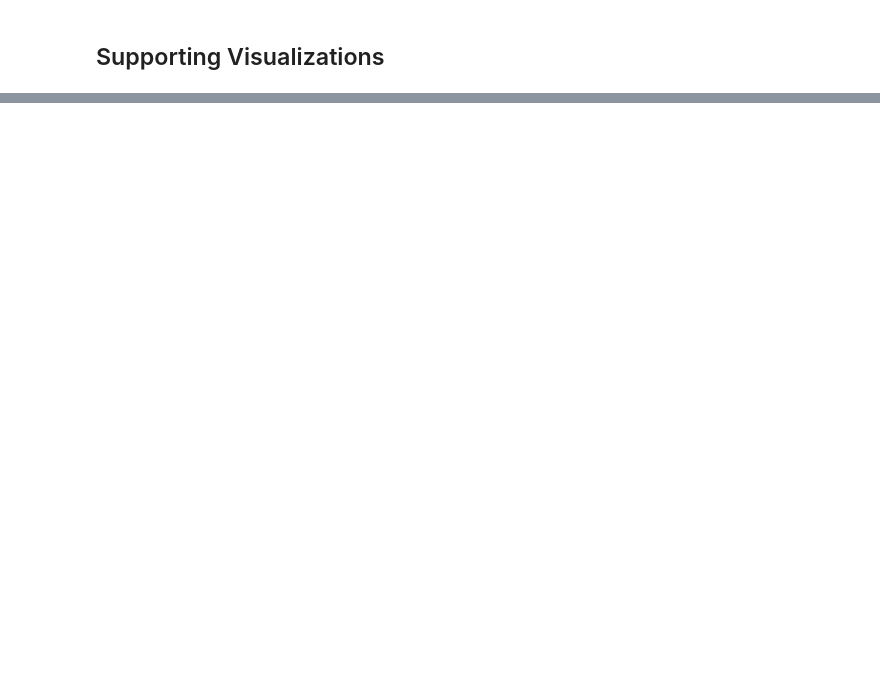
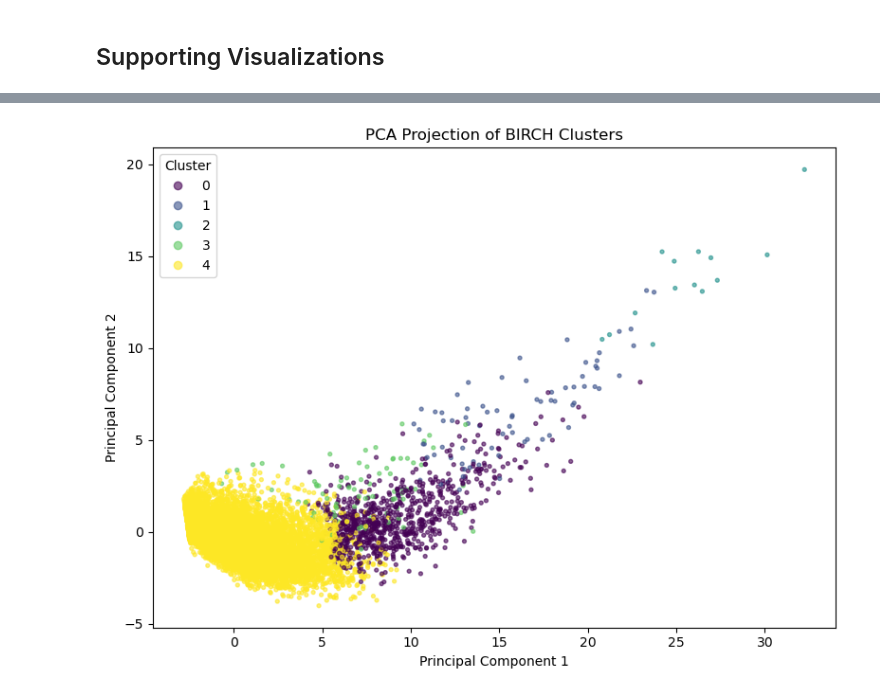
Before and after one commit to ImmanUmali/DAT204M-Project-Y3T3, a Jupyter notebook: Python Notebooks/BIRCH (Feature Engineered - Full Data).ipynb, the cells around one changed output, grey strips where cells are left out. Saved outputs shown, nothing was run; the diff lists cells and outputs as text; code cells hidden in the pictures; blank space fills up the shorter version.

```diff
--- a/Python Notebooks/BIRCH (Feature Engineered - Full Data).ipynb
+++ b/Python Notebooks/BIRCH (Feature Engineered - Full Data).ipynb
@@ -582,0 +599,39 @@ plt.show()
+# %%
+X = np.vstack(final_df["features"]).astype(np.float32)
+labels = birch_clusters
+
+# Randomly sample 20,000 points
+sample_size = 20000
+idx = np.random.RandomState(42).choice(
+    len(X),
+    size=min(sample_size, len(X)),
+    replace=False
+)
+
+X_sample = X[idx]
+labels_sample = labels[idx]
+
+# PCA projection
+pca = PCA(n_components=2, random_state=42)
+X_pca = pca.fit_transform(X_sample)
+
+# Plot
+plt.figure(figsize=(8, 6))
+
+scatter = plt.scatter(
+    X_pca[:, 0],
+    X_pca[:, 1],
+    c=labels_sample,
+    s=8,
+    alpha=0.6
+)
+
+plt.xlabel("Principal Component 1")
+plt.ylabel("Principal Component 2")
+plt.title("PCA Projection of BIRCH Clusters")
+
+plt.legend(*scatter.legend_elements(), title="Cluster")
+plt.tight_layout()
+plt.show()
+# %% [output]
+[figure, added]
```
Also changed, not shown: parts of 18 cells of this notebook, 11 other files.
